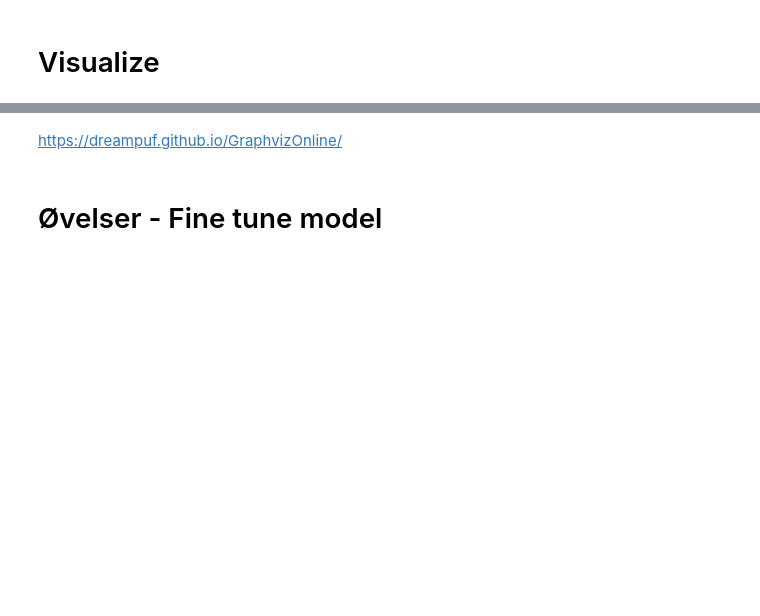
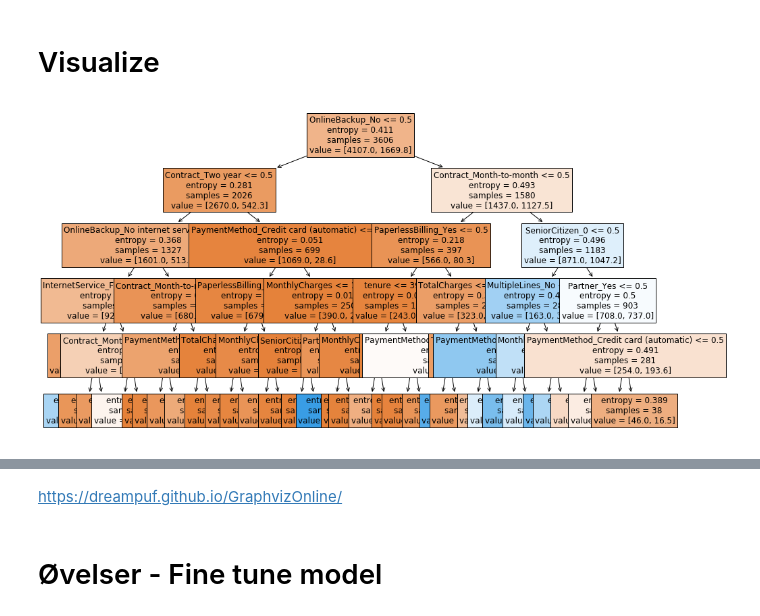
Before and after one commit to jessalfredsen/intro_to_machine_learning, a Jupyter notebook: tree.ipynb, the cells around one changed output, grey strips where cells are left out. Drawn from its saved outputs; the diff is of its cells as text; code cells hidden in the pictures; blank space fills up the shorter version.

Commit message:
changed the plotting of the RandomForest estimator

```diff
--- a/tree.ipynb
+++ b/tree.ipynb
@@ -133 +254,9 @@ model.tree_
+# %%
+from sklearn.tree import plot_tree
+plt.figure(figsize=(15,9))
+single_tree = model.estimators_[0]
+plot_tree(single_tree, filled=True, fontsize=12, feature_names=df_new.columns)
+plt.show()
+# %% [output]
+[figure, added]
 # %%
```
Also changed, not shown: parts of 24 cells of this notebook.
